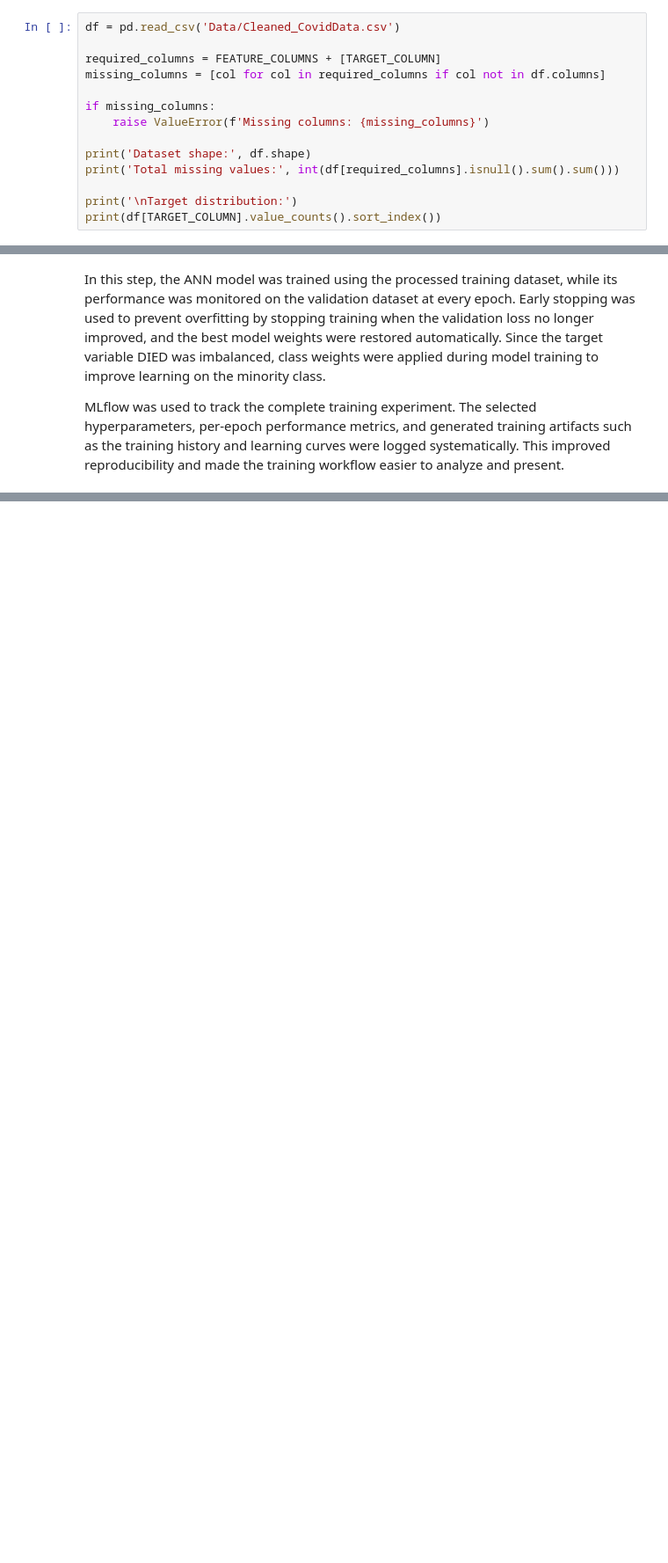
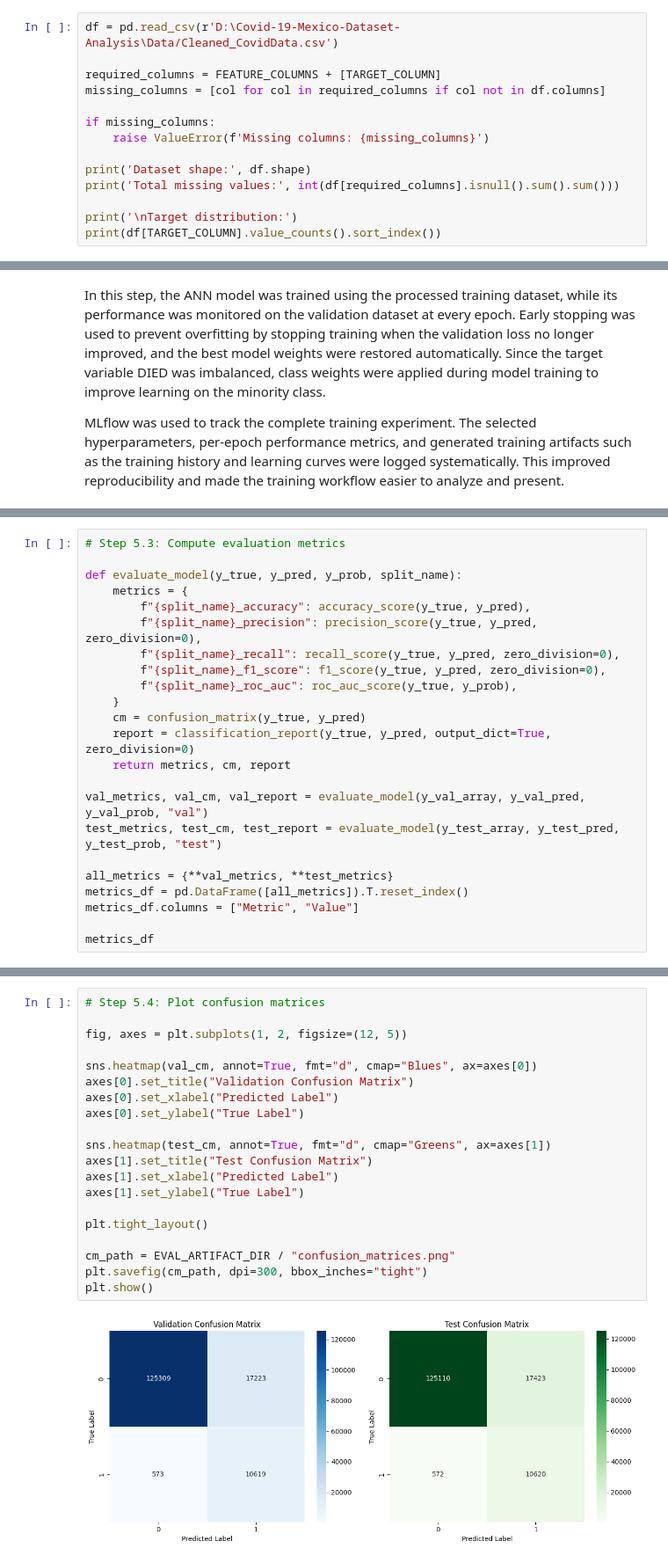
Before and after one commit to Rohit-Girhe/Covid-19-Mexico-Dataset-Analysis, a Jupyter notebook: Notebook/Model_Building.ipynb, the cells around one changed output, grey strips where cells are left out. Shown at 88% size. Cells and saved outputs as stored; diff of their text form; blank space fills up the shorter version.

```diff
--- a/Notebook/Model_Building.ipynb
+++ b/Notebook/Model_Building.ipynb
@@ -72,7 +65,7 @@ RANDOM_STATE = 42
 # %% [markdown]
 ### Load & Validate Data
 # %%
-df = pd.read_csv('Data/Cleaned_CovidData.csv')
+df = pd.read_csv(r'D:\Covid-19-Mexico-Dataset-Analysis\Data/Cleaned_CovidData.csv')
 
 required_columns = FEATURE_COLUMNS + [TARGET_COLUMN]
 missing_columns = [col for col in required_columns if col not in df.columns]
@@ -475,0 +563,23 @@ MLflow was used to track the complete training experiment. The selected hyperpar
+# %%
+# Step 5.3: Compute evaluation metrics
+
+def evaluate_model(y_true, y_pred, y_prob, split_name):
+    metrics = {
+        f"{split_name}_accuracy": accuracy_score(y_true, y_pred),
+        f"{split_name}_precision": precision_score(y_true, y_pred, zero_division=0),
+        f"{split_name}_recall": recall_score(y_true, y_pred, zero_division=0),
+        f"{split_name}_f1_score": f1_score(y_true, y_pred, zero_division=0),
+        f"{split_name}_roc_auc": roc_auc_score(y_true, y_prob),
+    }
+    cm = confusion_matrix(y_true, y_pred)
+    report = classification_report(y_true, y_pred, output_dict=True, zero_division=0)
+    return metrics, cm, report
+
+val_metrics, val_cm, val_report = evaluate_model(y_val_array, y_val_pred, y_val_prob, "val")
+test_metrics, test_cm, test_report = evaluate_model(y_test_array, y_test_pred, y_test_prob, "test")
+
+all_metrics = {**val_metrics, **test_metrics}
+metrics_df = pd.DataFrame([all_metrics]).T.reset_index()
+metrics_df.columns = ["Metric", "Value"]
+
+metrics_df
@@ -475,0 +598,22 @@ MLflow was used to track the complete training experiment. The selected hyperpar
+# %%
+# Step 5.4: Plot confusion matrices
+
+fig, axes = plt.subplots(1, 2, figsize=(12, 5))
+
+sns.heatmap(val_cm, annot=True, fmt="d", cmap="Blues", ax=axes[0])
+axes[0].set_title("Validation Confusion Matrix")
+axes[0].set_xlabel("Predicted Label")
+axes[0].set_ylabel("True Label")
+
+sns.heatmap(test_cm, annot=True, fmt="d", cmap="Greens", ax=axes[1])
+axes[1].set_title("Test Confusion Matrix")
+axes[1].set_xlabel("Predicted Label")
+axes[1].set_ylabel("True Label")
+
+plt.tight_layout()
+
+cm_path = EVAL_ARTIFACT_DIR / "confusion_matrices.png"
+plt.savefig(cm_path, dpi=300, bbox_inches="tight")
+plt.show()
+# %% [output]
+[figure, added]
```
Also changed, not shown: parts of 22 cells of this notebook, 2 other files.
